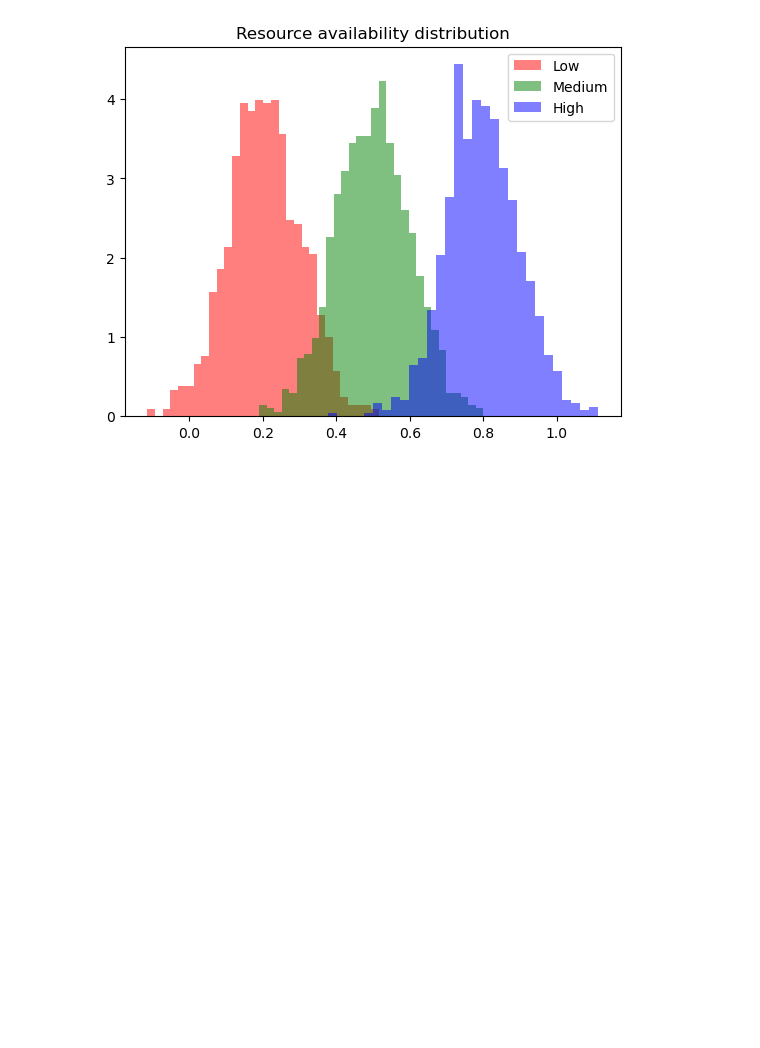
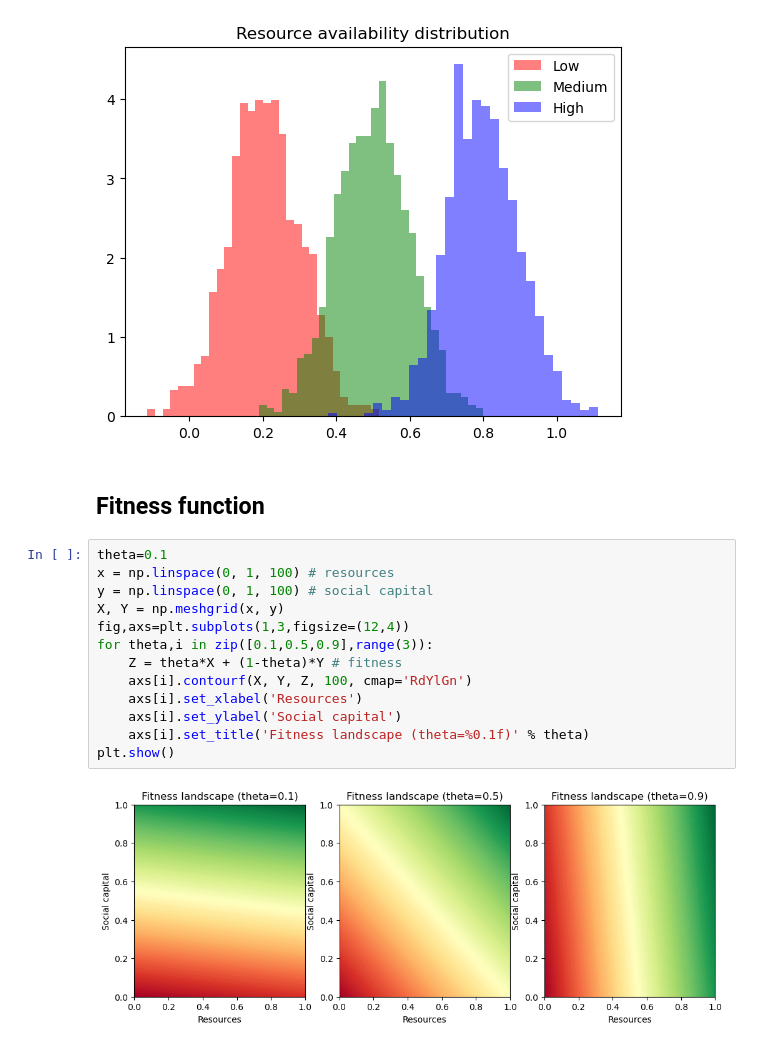
Before and after one commit to jismartin/kawesqarcoop, a Jupyter notebook: notebooks/kawesqar_coop.ipynb, the cells around one changed output. Cells and saved outputs as stored; diff of their text form; blank space fills up the shorter version.

Commit message:
Update notebook figures

```diff
--- a/notebooks/kawesqar_coop.ipynb
+++ b/notebooks/kawesqar_coop.ipynb
@@ -36,3 +36,20 @@ plt.legend()
 plt.show()
 # %% [output]
 [figure]
+# %% [markdown]
+## Fitness function
+# %%
+theta=0.1
+x = np.linspace(0, 1, 100) # resources
+y = np.linspace(0, 1, 100) # social capital
+X, Y = np.meshgrid(x, y)
+fig,axs=plt.subplots(1,3,figsize=(12,4))
+for theta,i in zip([0.1,0.5,0.9],range(3)):
+    Z = theta*X + (1-theta)*Y # fitness
+    axs[i].contourf(X, Y, Z, 100, cmap='RdYlGn')
+    axs[i].set_xlabel('Resources')
+    axs[i].set_ylabel('Social capital')
+    axs[i].set_title('Fitness landscape (theta=%0.1f)' % theta)
+plt.show()
+# %% [output]
+[figure, added]
```
